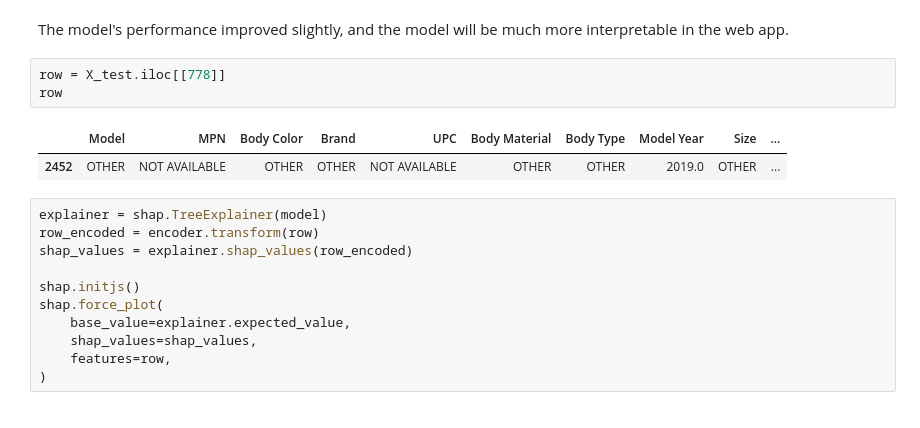
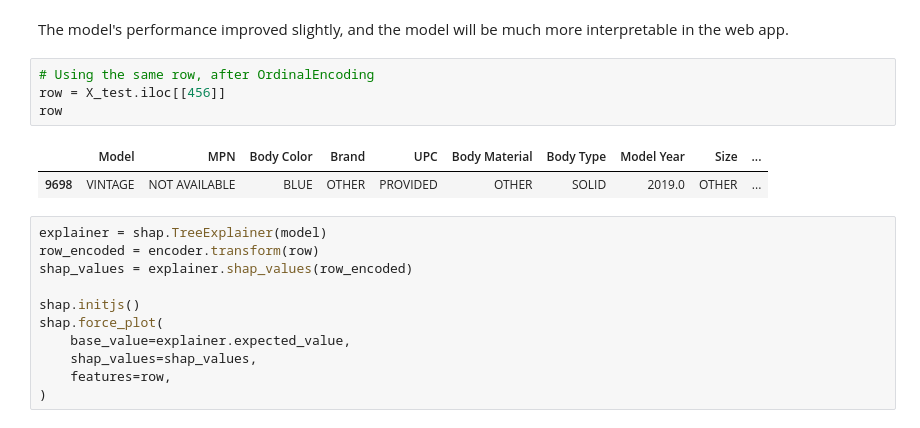
Before and after one commit to jose-marquez89/predict-guitar-value, a Jupyter notebook: IPython/modelExploration.ipynb, the cells around one changed output. Drawn from its saved outputs; the diff is of its cells as text.

```diff
--- a/IPython/modelExploration.ipynb
+++ b/IPython/modelExploration.ipynb
@@ -573,12 +571,13 @@ XGBRegressor(base_score=0.5, booster='gbtree', colsample_bylevel=1,
              seed=None, silent=None, subsample=1, verbosity=1)
 # %% [markdown]
 The model's performance improved slightly, and the model will be much more interpretable in the web app.
-# %%
-row = X_test.iloc[[778]]
-row
-# %% [output]
-|  | Model | MPN | Body Color | Brand | UPC | Body Material | Body Type | Model Year | Size | ... |
-| 2452 | OTHER | NOT AVAILABLE | OTHER | OTHER | NOT AVAILABLE | OTHER | OTHER | 2019.0 | OTHER | ... |
+# %%
+# Using the same row, after OrdinalEncoding
+row = X_test.iloc[[456]]
+row
+# %% [output]
+|  | Model | MPN | Body Color | Brand | UPC | Body Material | Body Type | Model Year | Size | ... |
+| 9698 | VINTAGE | NOT AVAILABLE | BLUE | OTHER | PROVIDED | OTHER | SOLID | 2019.0 | OTHER | ... |
 # %%
 explainer = shap.TreeExplainer(model)
 row_encoded = encoder.transform(row)
```
Also changed, not shown: parts of 25 cells of this notebook, 19 other files.
